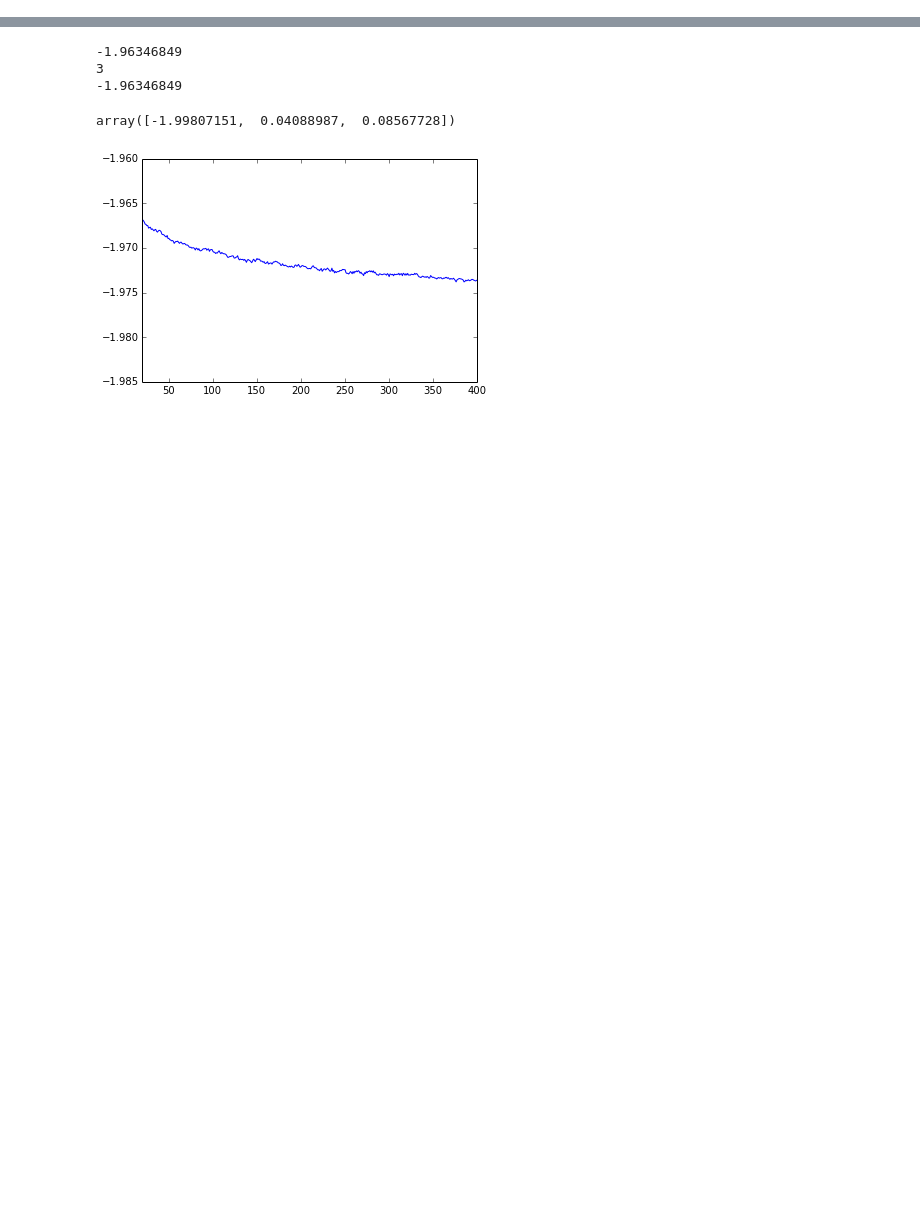
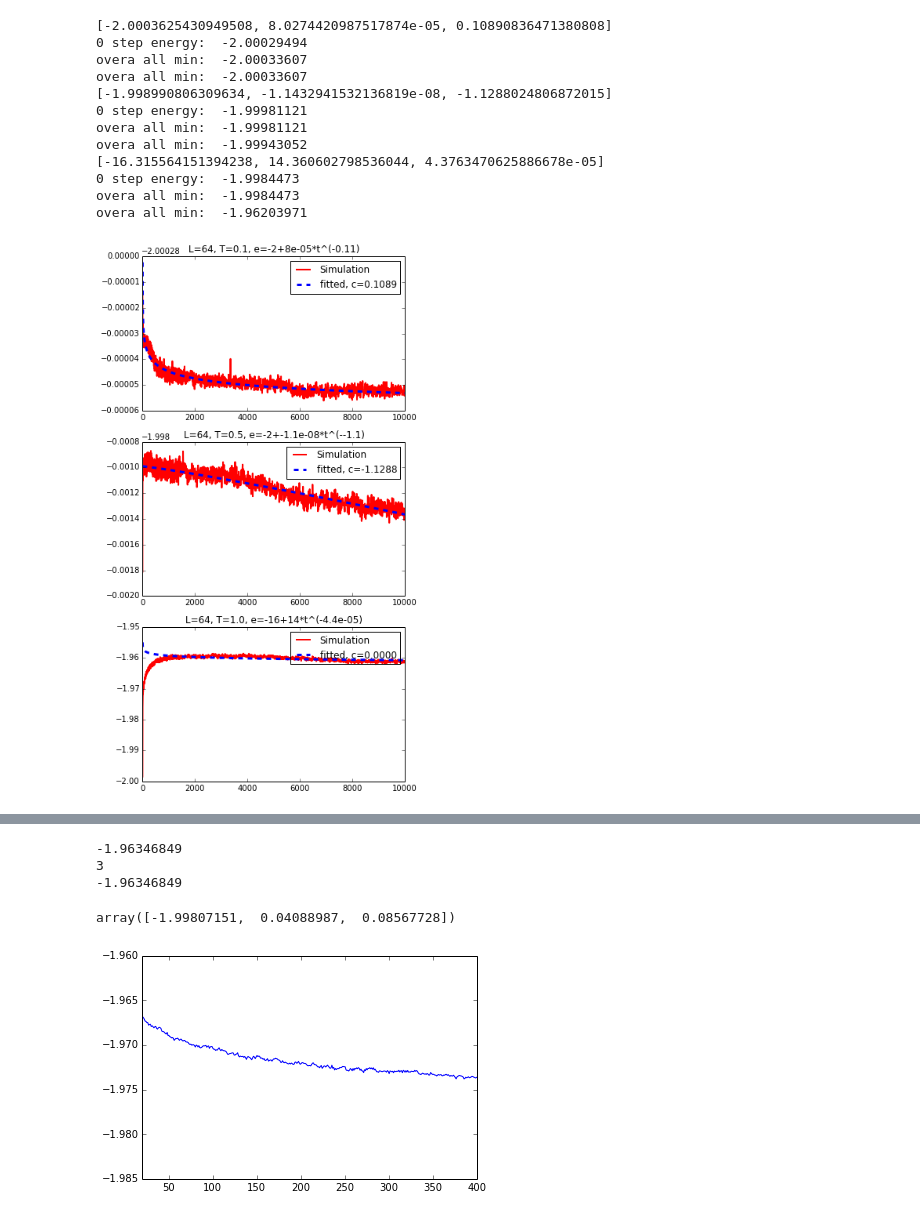
Before and after one commit to seanxiangcheng/RFIM_Simulation, a Jupyter notebook: figs_code/Exponent_finding.ipynb, the cells around one changed output, grey strips where cells are left out. Drawn from its saved outputs; the diff is of its cells as text; code cells hidden in the pictures; blank space fills up the shorter version.

```diff
--- a/figs_code/Exponent_finding.ipynb
+++ b/figs_code/Exponent_finding.ipynb
@@ -87,3 +116,49 @@ def get_med_files(path='../data'):
         if file.startswith("MED"):
             files += [file]
     return files
+# %%
+# all up plots
+Ls=[64]*3
+Ts=[0.1, 0.5, 1.0]
+reps=[500]*3
+plt.figure(figsize=(6,12))
+for ind in range(len(Ts)):
+    fn = get_med_fn2(Ls[ind], Ts[ind], reps[ind])
+    fn = '../data/'+fn
+    [L, T, shi, sHi, rep] = get_param_file(fn)
+
+    med = pd.read_csv(fn, skiprows=1)
+    x=med['mc_step']
+    y=med['energy']
+
+    plt.subplot(len(Ts), 1, ind+1)
+    area = [0,10000]
+    plt.plot(x,y,'r-',linewidth=2, label='Simulation')
+    [ee, A, c]=get_exp(med['mc_step'], med['energy'])
+    print [ee, A, c]
+    #get_exp(x[area[0]:area[1]], y[area[0]:area[1]])
+    print "0 step energy: ", y[0]
+    print "overa all min: ", np.min(y)
+    print "overa all min: ", np.min(y[1000:])
+
+    x = np.arange(1,10000)
+    y = ee + A*x**(-c)
+    plt.plot(x,y, 'b--', linewidth=3, label='fitted, c=%.4f' % c)
+    plt.title("L=%.0f, T=%.1f, e=%.2g+%.2g*t^(-%.2g)" % (L, T, ee, A, c))
+    plt.xlim(area)
+    plt.legend(loc='upper right')
+plt.savefig("Energy_allups.pdf")
+# %% [output]
+[-2.0003625430949508, 8.0274420987517874e-05, 0.10890836471380808]
+0 step energy:  -2.00029494
+overa all min:  -2.00033607
+overa all min:  -2.00033607
+[-1.998990806309634, -1.1432941532136819e-08, -1.1288024806872015]
+0 step energy:  -1.99981121
+overa all min:  -1.99981121
+overa all min:  -1.99943052
+[-16.315564151394238, 14.360602798536044, 4.3763470625886678e-05]
+0 step energy:  -1.9984473
+overa all min:  -1.9984473
+overa all min:  -1.96203971
+[figure, added]
```
Also changed, not shown: parts of 4 cells of this notebook, 47 other files.
